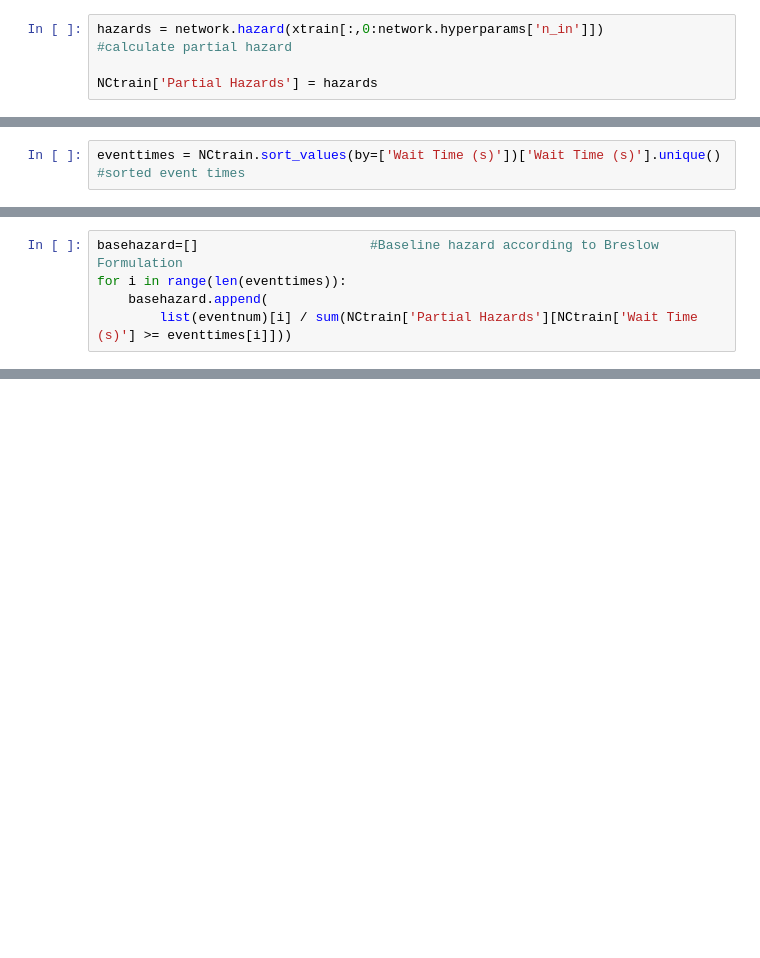
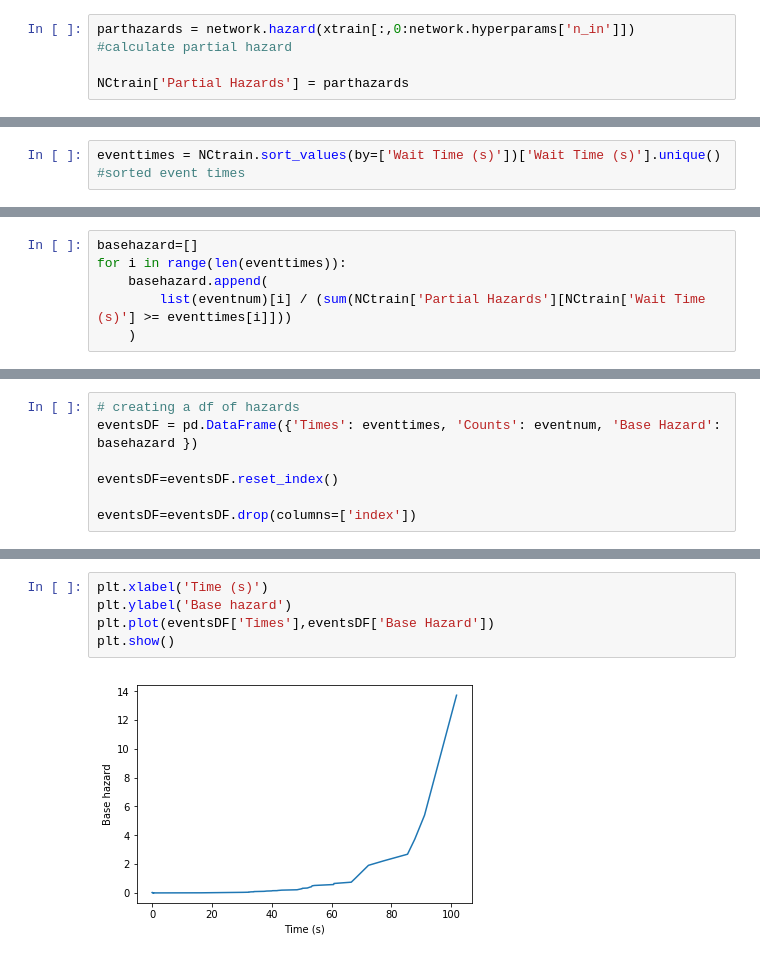
Before and after one commit to arashk1990/ProjectVR, a Jupyter notebook: models/WaitTimeCalculation.ipynb, the cells around one changed output, grey strips where cells are left out. Drawn from its saved outputs; the diff is of its cells as text; blank space fills up the shorter version.

Commit message:
wait time prediction added based on expected wait time, results needs to be inquired

```diff
--- a/models/WaitTimeCalculation.ipynb
+++ b/models/WaitTimeCalculation.ipynb
@@ -68,6 +68,6 @@ in which $m_i$ is the number of events at time $t_i$, Equation above is provided
 
 deepwait predicts wait time for autonmous vehicle, so the data used will be solely those ones that the car can observe, not sociodemographic etc, and the baseline hazards are calculated based on training data, as the car will not know about other pedestrians at risk etc.
 # %%
-hazards = network.hazard(xtrain[:,0:network.hyperparams['n_in']])               #calculate partial hazard
+parthazards = network.hazard(xtrain[:,0:network.hyperparams['n_in']])               #calculate partial hazard
 
-NCtrain['Partial Hazards'] = hazards
+NCtrain['Partial Hazards'] = parthazards
@@ -82,5 +79,6 @@ eventnum = NCtrain['Wait Time (s)'].value_counts().sort_index()
 # %%
-basehazard=[]                      #Baseline hazard according to Breslow Formulation
+basehazard=[]
 for i in range(len(eventtimes)):
     basehazard.append(
-        list(eventnum)[i] / sum(NCtrain['Partial Hazards'][NCtrain['Wait Time (s)'] >= eventtimes[i]]))
+        list(eventnum)[i] / (sum(NCtrain['Partial Hazards'][NCtrain['Wait Time (s)'] >= eventtimes[i]]))
+    )
@@ -90,0 +85,7 @@ basehazard[100]*
+# %%
+# creating a df of hazards
+eventsDF = pd.DataFrame({'Times': eventtimes, 'Counts': eventnum, 'Base Hazard': basehazard })
+
+eventsDF=eventsDF.reset_index()
+
+eventsDF=eventsDF.drop(columns=['index'])
@@ -90,0 +101,7 @@ basehazard[100]*
+# %%
+plt.xlabel('Time (s)')
+plt.ylabel('Base hazard')
+plt.plot(eventsDF['Times'],eventsDF['Base Hazard'])
+plt.show()
+# %% [output]
+[figure, added]
```
Also changed, not shown: parts of 14 cells of this notebook.
